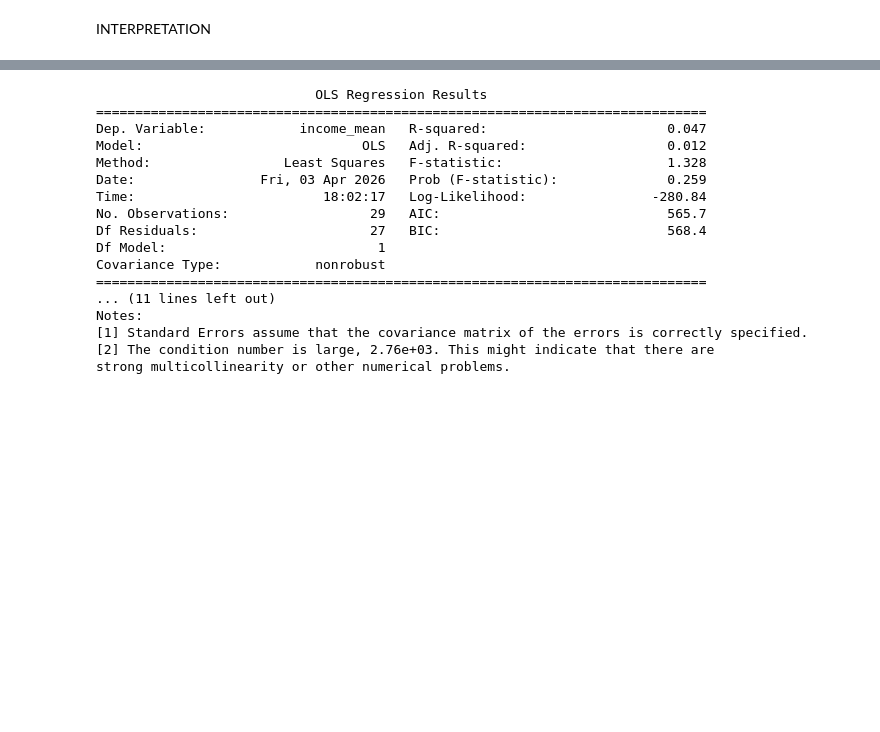
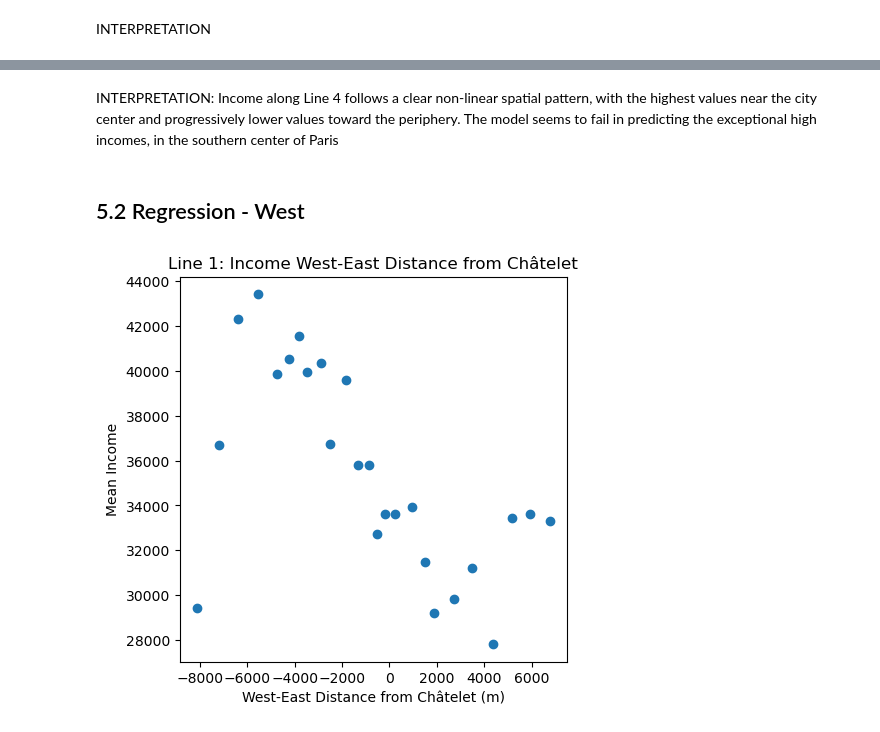
Before and after one commit to tomixmeier/ParisMetro, a Jupyter notebook: notebooks/analysis.ipynb, the cells around one changed output, grey strips where cells are left out. Saved outputs shown, nothing was run; the diff lists cells and outputs as text; code cells hidden in the pictures; blank space fills up the shorter version.

```diff
--- a/notebooks/analysis.ipynb
+++ b/notebooks/analysis.ipynb
@@ -666,23 +675,25 @@ plt.show()
-# %%
-X_lin = sm.add_constant(line4["y_dist"])
-model_line4_lin = sm.OLS(line4["income_mean"], X_lin).fit()
-
-print(model_line4_lin.summary())
-# %% [output]
-                            OLS Regression Results
-==============================================================================
-Dep. Variable:            income_mean   R-squared:                       0.047
-Model:                            OLS   Adj. R-squared:                  0.012
-Method:                 Least Squares   F-statistic:                     1.328
-Date:                Fri, 03 Apr 2026   Prob (F-statistic):              0.259
-Time:                        18:02:17   Log-Likelihood:                -280.84
-No. Observations:                  29   AIC:                             565.7
-Df Residuals:                      27   BIC:                             568.4
-Df Model:                           1
-Covariance Type:            nonrobust
-==============================================================================
-... (11 lines left out)
-Notes:
-[1] Standard Errors assume that the covariance matrix of the errors is correctly specified.
-[2] The condition number is large, 2.76e+03. This might indicate that there are
-strong multicollinearity or other numerical problems.
+# %% [markdown]
+INTERPRETATION: Income along Line 4 follows a clear non-linear spatial pattern, with the highest values near the city center and progressively lower values toward the periphery. The model seems to fail in predicting the exceptional high incomes, in the southern center of Paris
+# %% [markdown]
+## 5.2 Regression - West
+# %%
+#Select Line 1, set Chatelet as center and calculate the distance of the x coordinate, indicating how west/east the station is
+line1 = df[df["indice_lig"] == "1"].copy()
+center_x = stations[
+    stations["nom_gares"].str.contains("Châtelet", case=False)
+]["x"].iloc[0]
+line1["x_dist"] = line1["x"] - center_x
+
+#Scatterplot
+plt.figure(figsize=(5,5))
+plt.scatter(
+    line1["x_dist"],
+    line1["income_mean"]
+)
+plt.title("Line 1: Income West-East Distance from Châtelet")
+plt.xlabel("West-East Distance from Châtelet (m)")
+plt.ylabel("Mean Income")
+plt.savefig("../outputs/5_2_1_FIG_Scatterplot.png", dpi=300, bbox_inches="tight")
+plt.show()
+# %% [output]
+[figure, added]
```
Also changed, not shown: parts of 16 cells of this notebook, 18 other files.
